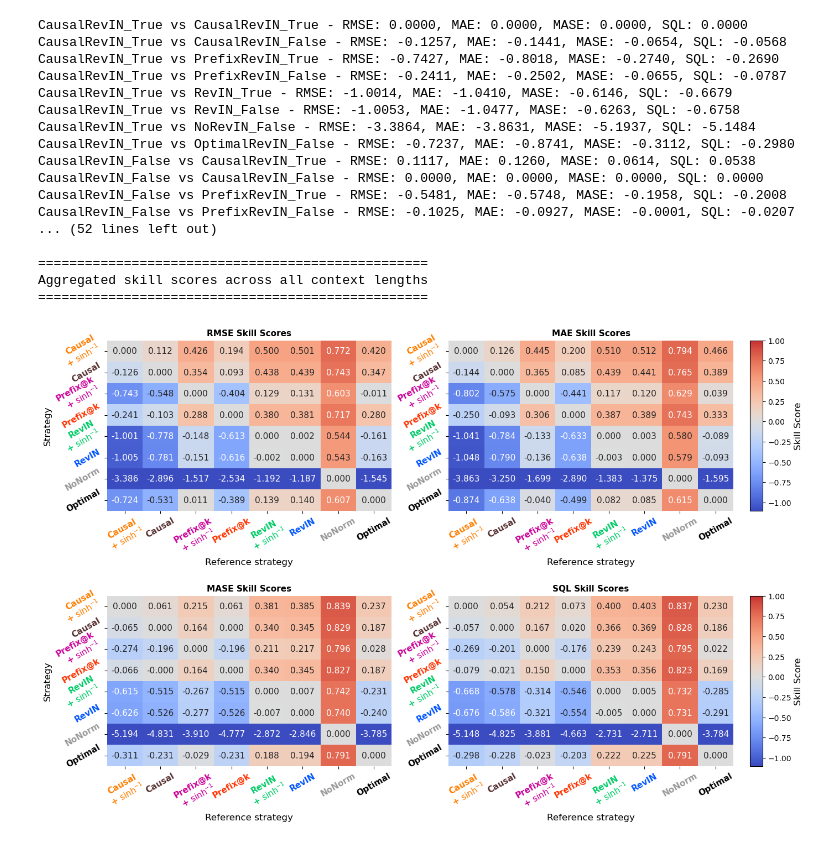
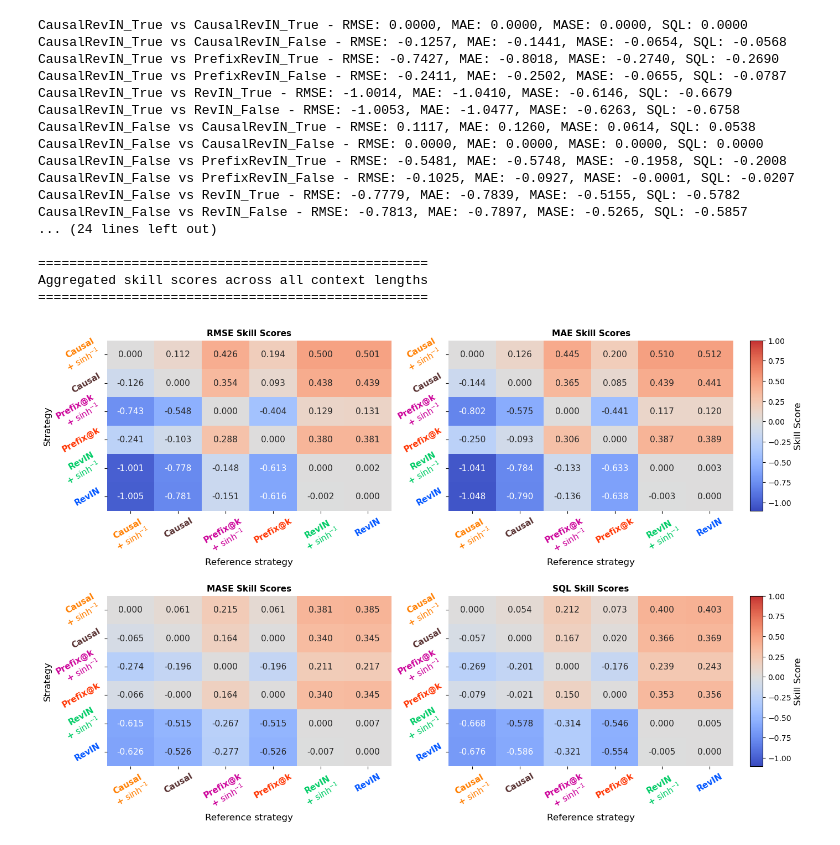
Before and after one commit to vilhess/normalizer, a Jupyter notebook: notebooks/skill_score.ipynb, the cells around one changed output. Cells and saved outputs as stored; diff of their text form; code cells hidden in the pictures.

```diff
--- a/notebooks/skill_score.ipynb
+++ b/notebooks/skill_score.ipynb
@@ -3,7 +3,7 @@ import numpy as np
 import matplotlib.pyplot as plt
 import seaborn as sns
 
-INCLUDE_ABL = True
+INCLUDE_ABL = False
 
 model_name_to_show_label = {
     "CausalRevIN_True": r"Causal + $\sinh^{-1}$",
@@ -163,20 +163,18 @@ CausalRevIN_True vs PrefixRevIN_True - RMSE: -0.7427, MAE: -0.8018, MASE: -0.274
 CausalRevIN_True vs PrefixRevIN_False - RMSE: -0.2411, MAE: -0.2502, MASE: -0.0655, SQL: -0.0787
 CausalRevIN_True vs RevIN_True - RMSE: -1.0014, MAE: -1.0410, MASE: -0.6146, SQL: -0.6679
 CausalRevIN_True vs RevIN_False - RMSE: -1.0053, MAE: -1.0477, MASE: -0.6263, SQL: -0.6758
-CausalRevIN_True vs NoRevIN_False - RMSE: -3.3864, MAE: -3.8631, MASE: -5.1937, SQL: -5.1484
-CausalRevIN_True vs OptimalRevIN_False - RMSE: -0.7237, MAE: -0.8741, MASE: -0.3112, SQL: -0.2980
 CausalRevIN_False vs CausalRevIN_True - RMSE: 0.1117, MAE: 0.1260, MASE: 0.0614, SQL: 0.0538
 CausalRevIN_False vs CausalRevIN_False - RMSE: 0.0000, MAE: 0.0000, MASE: 0.0000, SQL: 0.0000
 CausalRevIN_False vs PrefixRevIN_True - RMSE: -0.5481, MAE: -0.5748, MASE: -0.1958, SQL: -0.2008
 CausalRevIN_False vs PrefixRevIN_False - RMSE: -0.1025, MAE: -0.0927, MASE: -0.0001, SQL: -0.0207
-... (52 lines left out)
+CausalRevIN_False vs RevIN_True - RMSE: -0.7779, MAE: -0.7839, MASE: -0.5155, SQL: -0.5782
+CausalRevIN_False vs RevIN_False - RMSE: -0.7813, MAE: -0.7897, MASE: -0.5265, SQL: -0.5857
+... (24 lines left out)
 
 ==================================================
 Aggregated skill scores across all context lengths
 ==================================================
 # %%
-fig, axes = plt.subplots(2, 2, figsize=(15, 10))
-
 display_names = []
 for m in models:
     label = model_name_to_show_label[m]
@@ -193,46 +191,55 @@ metrics = [
 
 vmin, vmax = -1.1, 1
 
+if INCLUDE_ABL:
+    start=-2
+    fig, axes = plt.subplots(2, 2, figsize=(15, 5.7))
+    square = True
+else:
+    start=0
+    fig, axes = plt.subplots(2, 2, figsize=(15, 10))
+    square = False
+
 for idx, (metric, title) in enumerate(metrics):
     row, col = divmod(idx, 2)
     ax = axes[row, col]
 
-    sns.heatmap(aggregated_skill_scores[metric], annot=True, fmt='.3f', cmap='coolwarm',
-                xticklabels=display_names, yticklabels=display_names,
+    sns.heatmap(aggregated_skill_scores[metric][start:], annot=True, fmt='.3f', cmap='coolwarm',
+                xticklabels=display_names, yticklabels=display_names[start:],
                 center=0, ax=ax, cbar=False, vmin=vmin, vmax=vmax,
-                annot_kws={'fontsize': 11})
+                annot_kws={'fontsize': 11}, square=square)
 
     ax.set_title(title, fontsize=11, fontweight='bold')
     ax.set_xlabel('Reference strategy', fontsize=12)
     ax.set_ylabel('Strategy' if col == 0 else '', fontsize=12)
     ax.set_xticklabels(ax.get_xticklabels(), rotation=30)
     ax.set_yticklabels(ax.get_yticklabels(), rotation=30)
     ax.tick_params(axis='both', labelsize=11)
 
     for label in ax.get_xticklabels():
         original_text = label.get_text().replace('\n', ' ')
         label.set_color(dic_model_colors[original_text])
         label.set_fontweight('bold')
     for label in ax.get_yticklabels():
         original_text = label.get_text().replace('\n', ' ')
         label.set_color(dic_model_colors[original_text])
         label.set_fontweight('bold')
 
 fig.subplots_adjust(right=0.88, hspace=0.5)
 
 # One colorbar per row, vertically centered on each row
 for row in range(2):
     # Get the bounding boxes of the two axes in this row
     pos0 = axes[row, 0].get_position()
     pos1 = axes[row, 1].get_position()
     cbar_ax = fig.add_axes([0.90, pos0.y0, 0.015, pos0.y1 - pos0.y0])
     cbar = fig.colorbar(axes[row, 1].collections[0], cax=cbar_ax)
     cbar.set_label('Skill Score', fontsize=12)
     cbar.ax.tick_params(labelsize=10)
 
-#if INCLUDE_ABL:
-#    plt.savefig('figures/skill_score/skill_scores_abl.pdf', format='pdf', dpi=300, bbox_inches='tight')
-#else:
-#    plt.savefig('figures/skill_score/skill_scores.pdf', format='pdf', dpi=300, bbox_inches='tight')
+if INCLUDE_ABL:
+    plt.savefig('figures/skill_score/skill_scores_abl.pdf', format='pdf', dpi=300, bbox_inches='tight')
+else:
+    plt.savefig('figures/skill_score/skill_scores.pdf', format='pdf', dpi=300, bbox_inches='tight')
 # %% [output]
-[figure, old version]
+[figure, new version]
```
Also changed, not shown: 5 other files.
